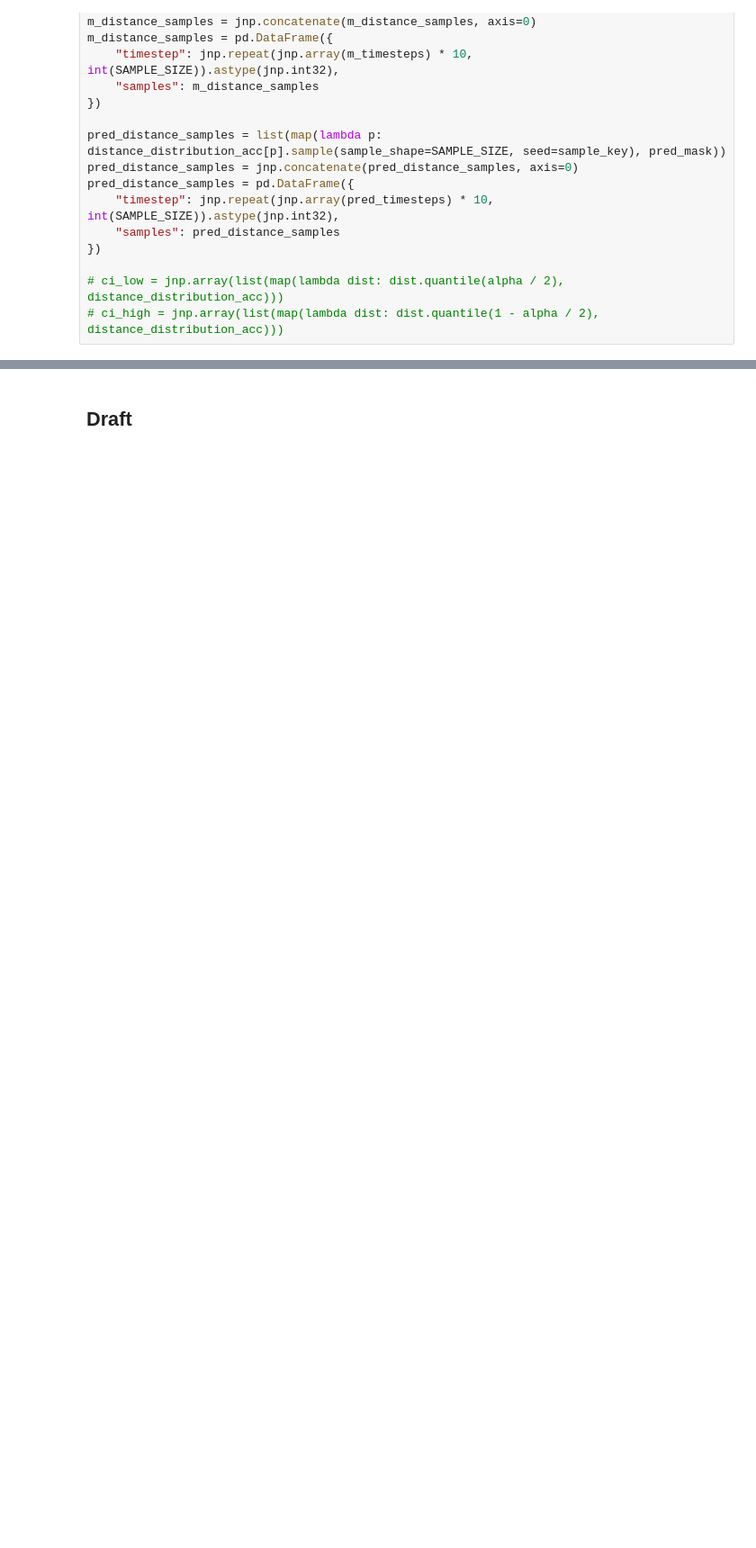
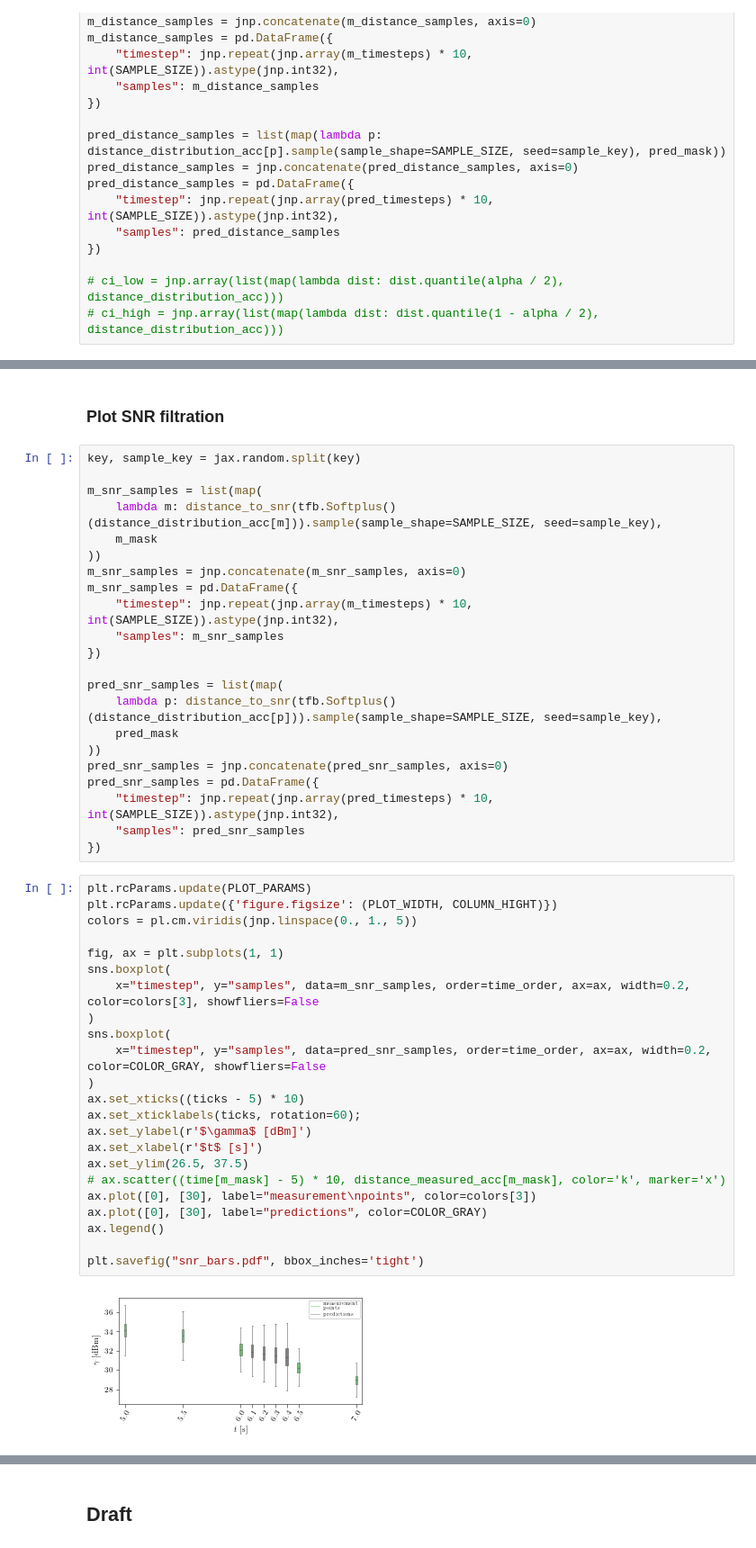
Before and after one commit to ml4wifi-devs/ftmrate, a Jupyter notebook: tools/plots/ftmrate_plots.ipynb, the cells around one changed output, grey strips where cells are left out. Shown at 90% size. Cells and saved outputs as stored; diff of their text form; blank space fills up the shorter version.

```diff
--- a/tools/plots/ftmrate_plots.ipynb
+++ b/tools/plots/ftmrate_plots.ipynb
@@ -130,0 +142,49 @@ plt.savefig("distance_bars.pdf", bbox_inches='tight')
+# %% [markdown]
+### Plot SNR filtration
+# %%
+key, sample_key = jax.random.split(key)
+
+m_snr_samples = list(map(
+    lambda m: distance_to_snr(tfb.Softplus()(distance_distribution_acc[m])).sample(sample_shape=SAMPLE_SIZE, seed=sample_key),
+    m_mask
+))
+m_snr_samples = jnp.concatenate(m_snr_samples, axis=0)
+m_snr_samples = pd.DataFrame({
+    "timestep": jnp.repeat(jnp.array(m_timesteps) * 10, int(SAMPLE_SIZE)).astype(jnp.int32),
+    "samples": m_snr_samples
+})
+
+pred_snr_samples = list(map(
+    lambda p: distance_to_snr(tfb.Softplus()(distance_distribution_acc[p])).sample(sample_shape=SAMPLE_SIZE, seed=sample_key),
+    pred_mask
+))
+pred_snr_samples = jnp.concatenate(pred_snr_samples, axis=0)
+pred_snr_samples = pd.DataFrame({
+    "timestep": jnp.repeat(jnp.array(pred_timesteps) * 10, int(SAMPLE_SIZE)).astype(jnp.int32),
+    "samples": pred_snr_samples
+})
+# %%
+plt.rcParams.update(PLOT_PARAMS)
+plt.rcParams.update({'figure.figsize': (PLOT_WIDTH, COLUMN_HIGHT)})
+colors = pl.cm.viridis(jnp.linspace(0., 1., 5))
+
+fig, ax = plt.subplots(1, 1)
+sns.boxplot(
+    x="timestep", y="samples", data=m_snr_samples, order=time_order, ax=ax, width=0.2, color=colors[3], showfliers=False
+)
+sns.boxplot(
+    x="timestep", y="samples", data=pred_snr_samples, order=time_order, ax=ax, width=0.2, color=COLOR_GRAY, showfliers=False
+)
+ax.set_xticks((ticks - 5) * 10)
+ax.set_xticklabels(ticks, rotation=60);
+ax.set_ylabel(r'$\gamma$ [dBm]')
+ax.set_xlabel(r'$t$ [s]')
+ax.set_ylim(26.5, 37.5)
+# ax.scatter((time[m_mask] - 5) * 10, distance_measured_acc[m_mask], color='k', marker='x')
+ax.plot([0], [30], label="measurement\npoints", color=colors[3])
+ax.plot([0], [30], label="predictions", color=COLOR_GRAY)
+ax.legend()
+
+plt.savefig("snr_bars.pdf", bbox_inches='tight')
+# %% [output]
+[figure, added]
```
Also changed, not shown: parts of 8 cells of this notebook, 2 other files.
